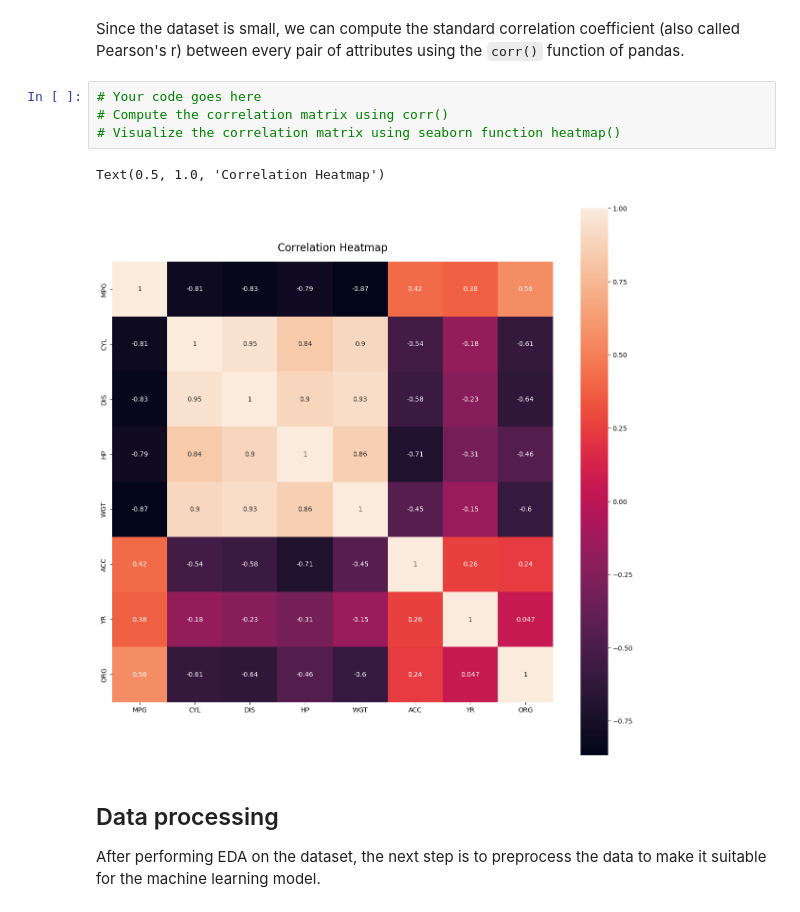
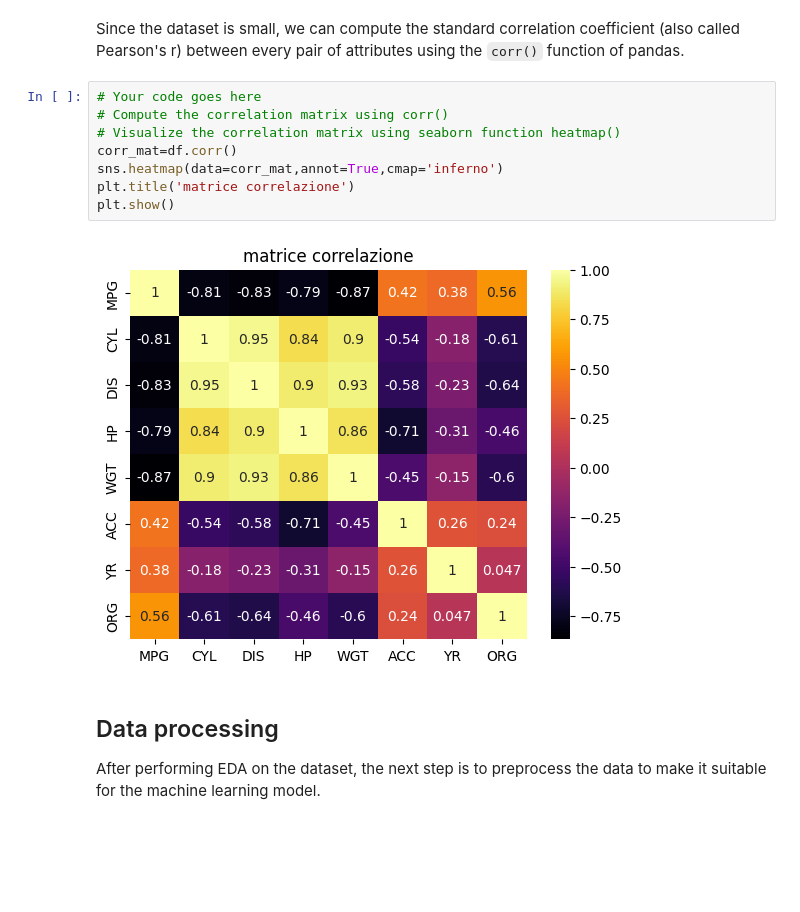
Before and after one commit to VivianPita/lab_iagi, a Jupyter notebook: Esercitazione_5.ipynb, the cells around one changed output. Drawn from its saved outputs; the diff is of its cells as text; blank space fills up the shorter version.

```diff
--- a/Esercitazione_5.ipynb
+++ b/Esercitazione_5.ipynb
@@ -211,10 +211,13 @@ Since the dataset is small, we can compute the standard correlation coefficient
 # %%
 # Your code goes here
 # Compute the correlation matrix using corr()
 # Visualize the correlation matrix using seaborn function heatmap()
+corr_mat=df.corr()
+sns.heatmap(data=corr_mat,annot=True,cmap='inferno')
+plt.title('matrice correlazione')
+plt.show()
 # %% [output]
-Text(0.5, 1.0, 'Correlation Heatmap')
-[figure, old version]
+[figure, new version]
 # %% [markdown]
 ## Data processing
 
```
Also changed, not shown: parts of 6 cells of this notebook.
